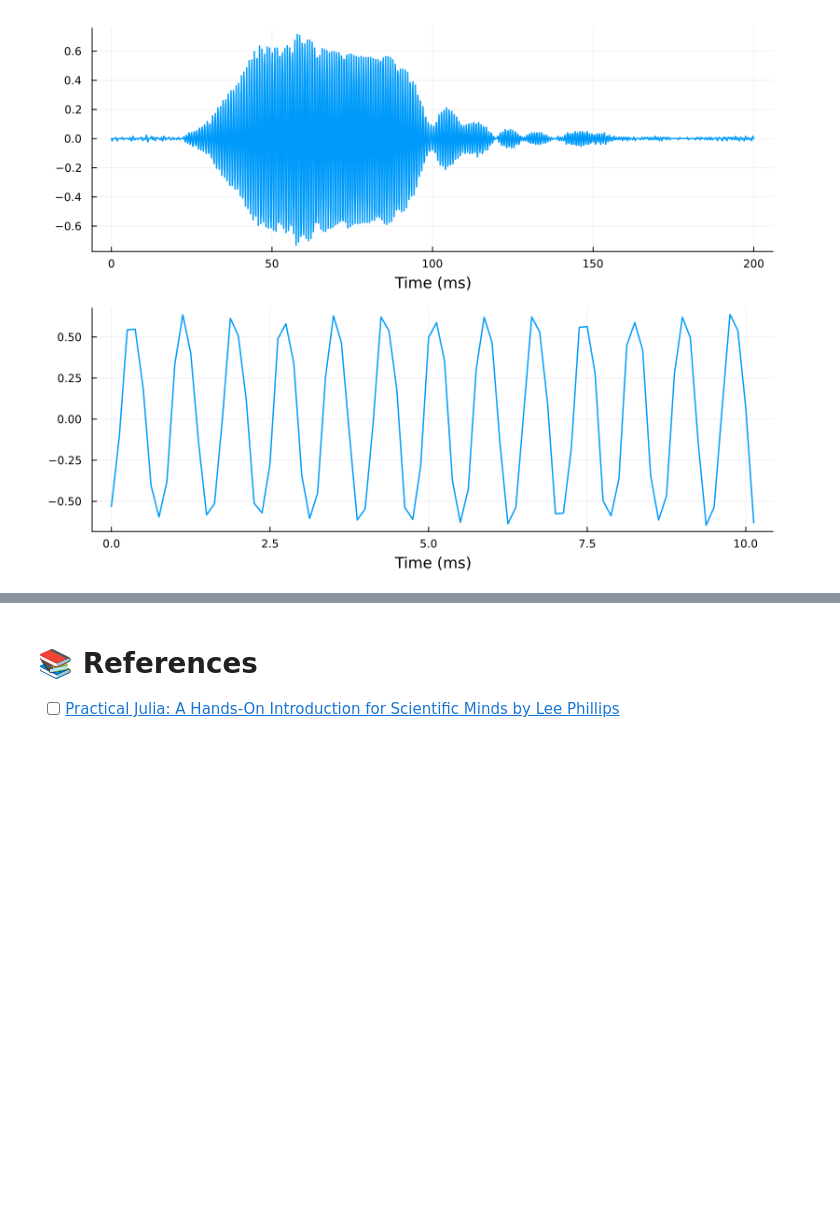
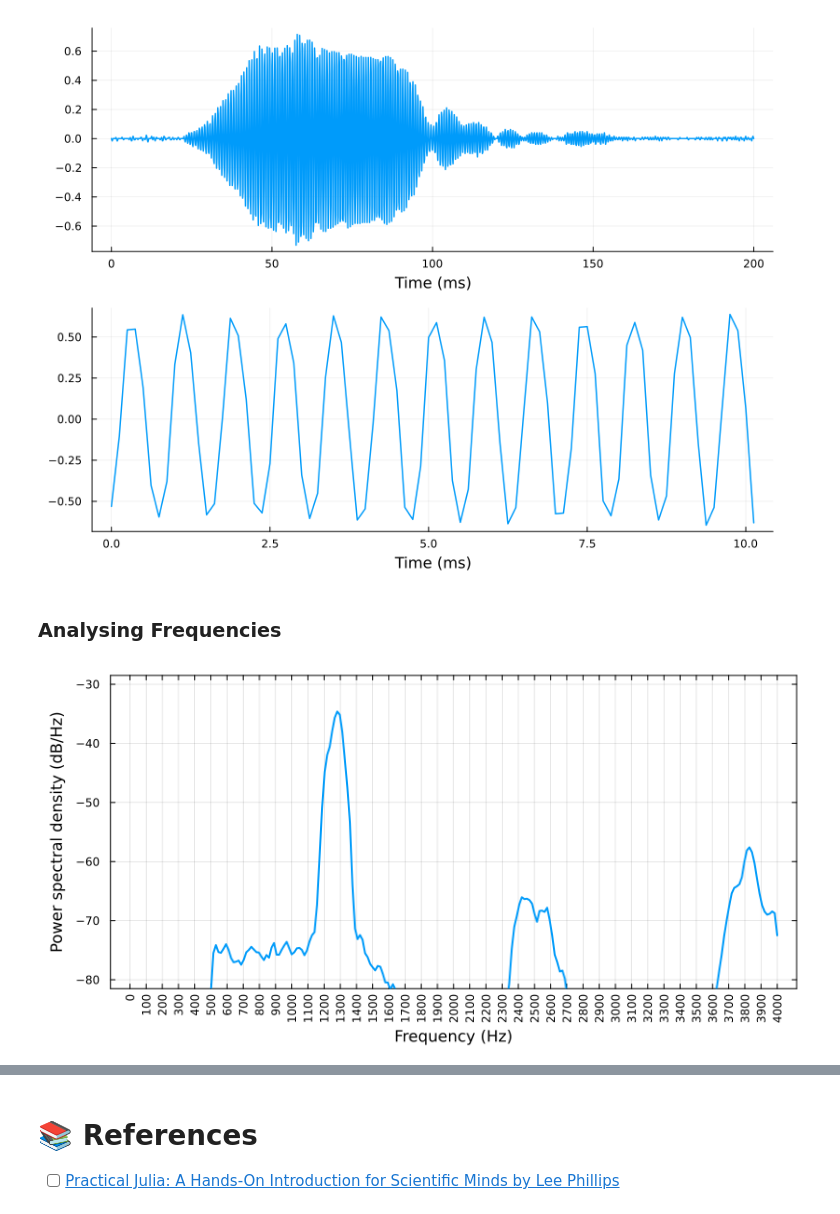
Before and after one commit to setrar/SSP, a Jupyter notebook: Homeworks/tp1/signal.ipynb, the cells around one changed output, grey strips where cells are left out. Cells and saved outputs as stored; diff of their text form; code cells hidden in the pictures; blank space fills up the shorter version.

```diff
--- a/Homeworks/tp1/signal.ipynb
+++ b/Homeworks/tp1/signal.ipynb
@@ -32,3 +34,16 @@ plot(one_chirp, chirp_zoomed
 )
 # %% [output]
 [figure]
+# %% [markdown]
+### Analysing Frequencies
+# %%
+# Fourier spectrum of the call of an owl
+psd(cfpo; xticks=0:100:4000
+    , xrot=90
+    , size = ( 800, 400), linewidth=2
+    , widen =true
+    , framestyle = :box
+    , bottom_margin = 5Plots.mm, left_margin = 5Plots.mm
+)
+# %% [output]
+[figure, added]
```
Also changed, not shown: parts of 2 cells of this notebook.
